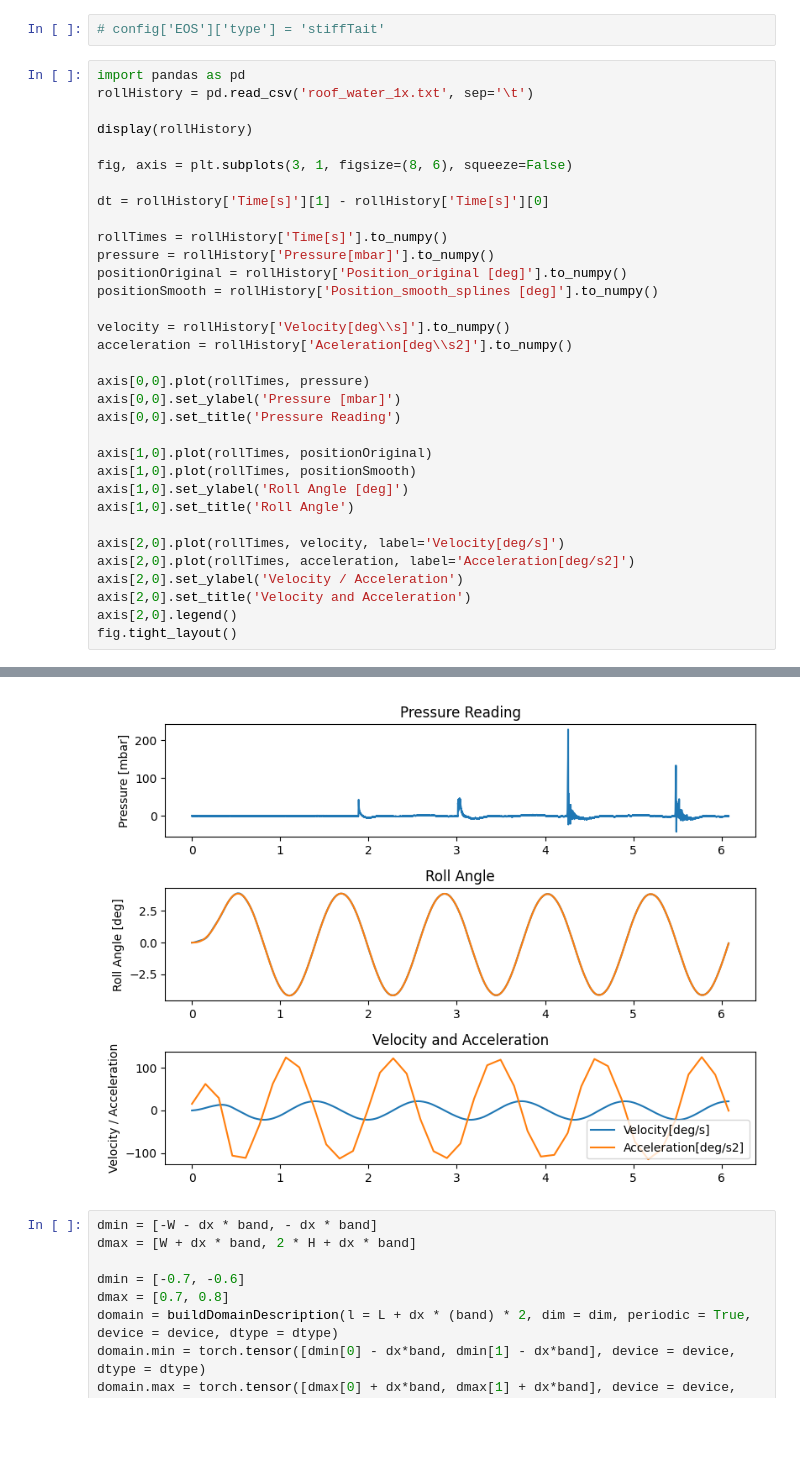
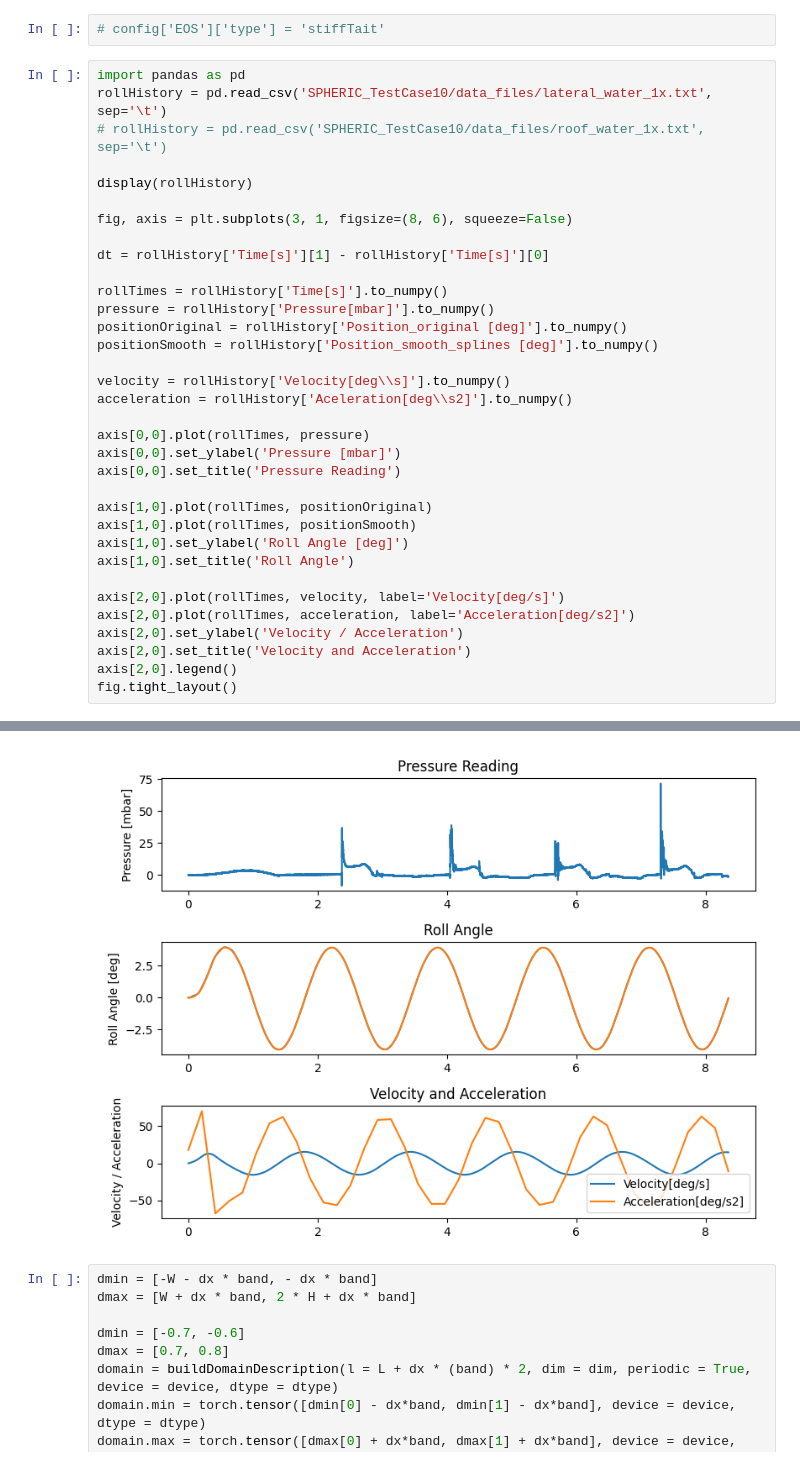
Before and after one commit to tum-pbs/diffSPH, a Jupyter notebook: examples/weaklyCompressible/16_SloshingTank.ipynb, the cells around one changed output, grey strips where cells are left out. Cells and saved outputs as stored; diff of their text form; blank space fills up the shorter version.

```diff
--- a/examples/weaklyCompressible/16_SloshingTank.ipynb
+++ b/examples/weaklyCompressible/16_SloshingTank.ipynb
@@ -358,7 +373,8 @@ tensor(2.1067, device='cuda:0')
 # config['EOS']['type'] = 'stiffTait'
 # %%
 import pandas as pd
-rollHistory = pd.read_csv('roof_water_1x.txt', sep='\t')
+rollHistory = pd.read_csv('SPHERIC_TestCase10/data_files/lateral_water_1x.txt', sep='\t')
+# rollHistory = pd.read_csv('SPHERIC_TestCase10/data_files/roof_water_1x.txt', sep='\t')
 
 display(rollHistory)
 
@@ -406,4 +422,4 @@ fig.tight_layout()
-[figure, old version]
+[figure, new version]
 # %%
 dmin = [-W - dx * band, - dx * band]
 dmax = [W + dx * band, 2 * H + dx * band]
```
Also changed, not shown: parts of 24 cells of this notebook, 39 other files.
